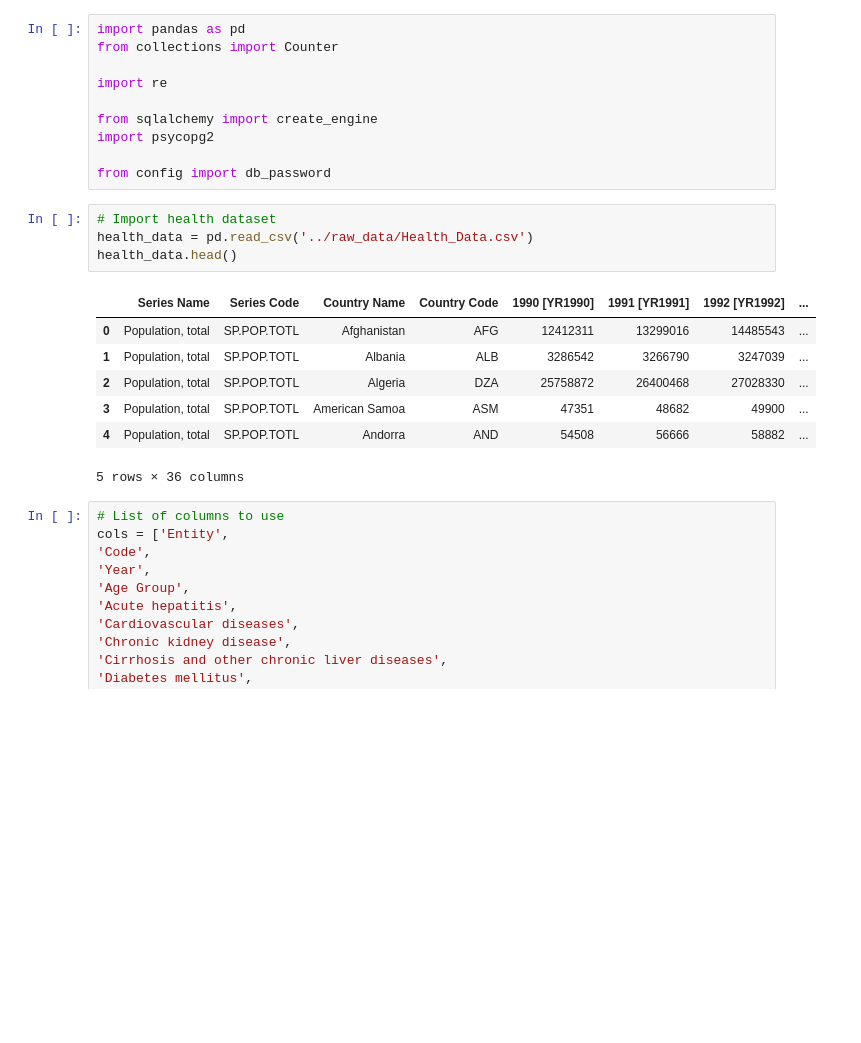
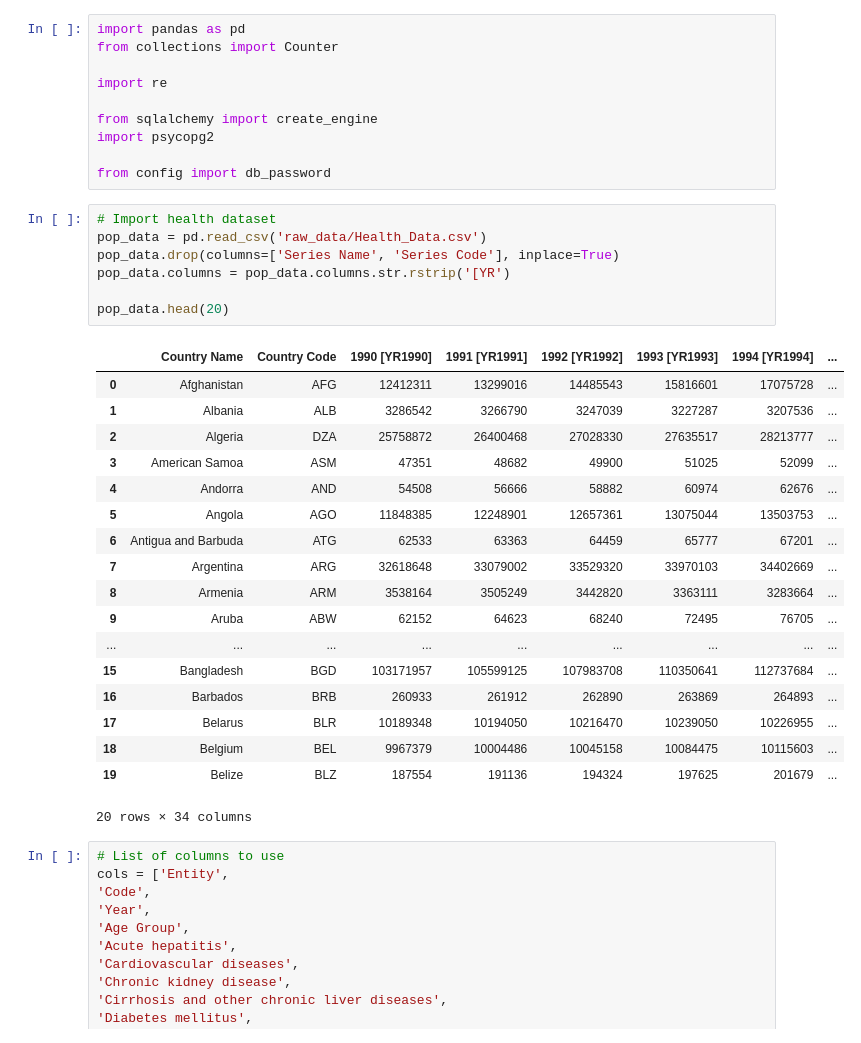
Before and after one commit to chgallegos/CAPSTONE-mortality-prediction, a Jupyter notebook: SQL/create_db_tables.ipynb, the cells around one changed output. Drawn from its saved outputs; the diff is of its cells as text; blank space fills up the shorter version.

```diff
--- a/SQL/create_db_tables.ipynb
+++ b/SQL/create_db_tables.ipynb
@@ -10,16 +10,30 @@ import psycopg2
 from config import db_password
 # %%
 # Import health dataset
-health_data = pd.read_csv('../raw_data/Health_Data.csv')
-health_data.head()
+pop_data = pd.read_csv('raw_data/Health_Data.csv')
+pop_data.drop(columns=['Series Name', 'Series Code'], inplace=True)
+pop_data.columns = pop_data.columns.str.rstrip('[YR')
+
+pop_data.head(20)
 # %% [output]
-|  | Series Name | Series Code | Country Name | Country Code | 1990 [YR1990] | 1991 [YR1991] | 1992 [YR1992] | ... |
-| 0 | Population, total | SP.POP.TOTL | Afghanistan | AFG | 12412311 | 13299016 | 14485543 | ... |
-| 1 | Population, total | SP.POP.TOTL | Albania | ALB | 3286542 | 3266790 | 3247039 | ... |
-| 2 | Population, total | SP.POP.TOTL | Algeria | DZA | 25758872 | 26400468 | 27028330 | ... |
-| 3 | Population, total | SP.POP.TOTL | American Samoa | ASM | 47351 | 48682 | 49900 | ... |
-| 4 | Population, total | SP.POP.TOTL | Andorra | AND | 54508 | 56666 | 58882 | ... |
+|  | Country Name | Country Code | 1990 [YR1990] | 1991 [YR1991] | 1992 [YR1992] | 1993 [YR1993] | 1994 [YR1994] | ... |
+| 0 | Afghanistan | AFG | 12412311 | 13299016 | 14485543 | 15816601 | 17075728 | ... |
+| 1 | Albania | ALB | 3286542 | 3266790 | 3247039 | 3227287 | 3207536 | ... |
+| 2 | Algeria | DZA | 25758872 | 26400468 | 27028330 | 27635517 | 28213777 | ... |
+| 3 | American Samoa | ASM | 47351 | 48682 | 49900 | 51025 | 52099 | ... |
+| 4 | Andorra | AND | 54508 | 56666 | 58882 | 60974 | 62676 | ... |
+| 5 | Angola | AGO | 11848385 | 12248901 | 12657361 | 13075044 | 13503753 | ... |
+| 6 | Antigua and Barbuda | ATG | 62533 | 63363 | 64459 | 65777 | 67201 | ... |
+| 7 | Argentina | ARG | 32618648 | 33079002 | 33529320 | 33970103 | 34402669 | ... |
+| 8 | Armenia | ARM | 3538164 | 3505249 | 3442820 | 3363111 | 3283664 | ... |
+| 9 | Aruba | ABW | 62152 | 64623 | 68240 | 72495 | 76705 | ... |
+| ... | ... | ... | ... | ... | ... | ... | ... | ... |
+| 15 | Bangladesh | BGD | 103171957 | 105599125 | 107983708 | 110350641 | 112737684 | ... |
+| 16 | Barbados | BRB | 260933 | 261912 | 262890 | 263869 | 264893 | ... |
+| 17 | Belarus | BLR | 10189348 | 10194050 | 10216470 | 10239050 | 10226955 | ... |
+| 18 | Belgium | BEL | 9967379 | 10004486 | 10045158 | 10084475 | 10115603 | ... |
+| 19 | Belize | BLZ | 187554 | 191136 | 194324 | 197625 | 201679 | ... |
-5 rows × 36 columns
+20 rows × 34 columns
 # %%
 # List of columns to use
 cols = ['Entity',
```
Also changed, not shown: parts of 10 cells of this notebook.
